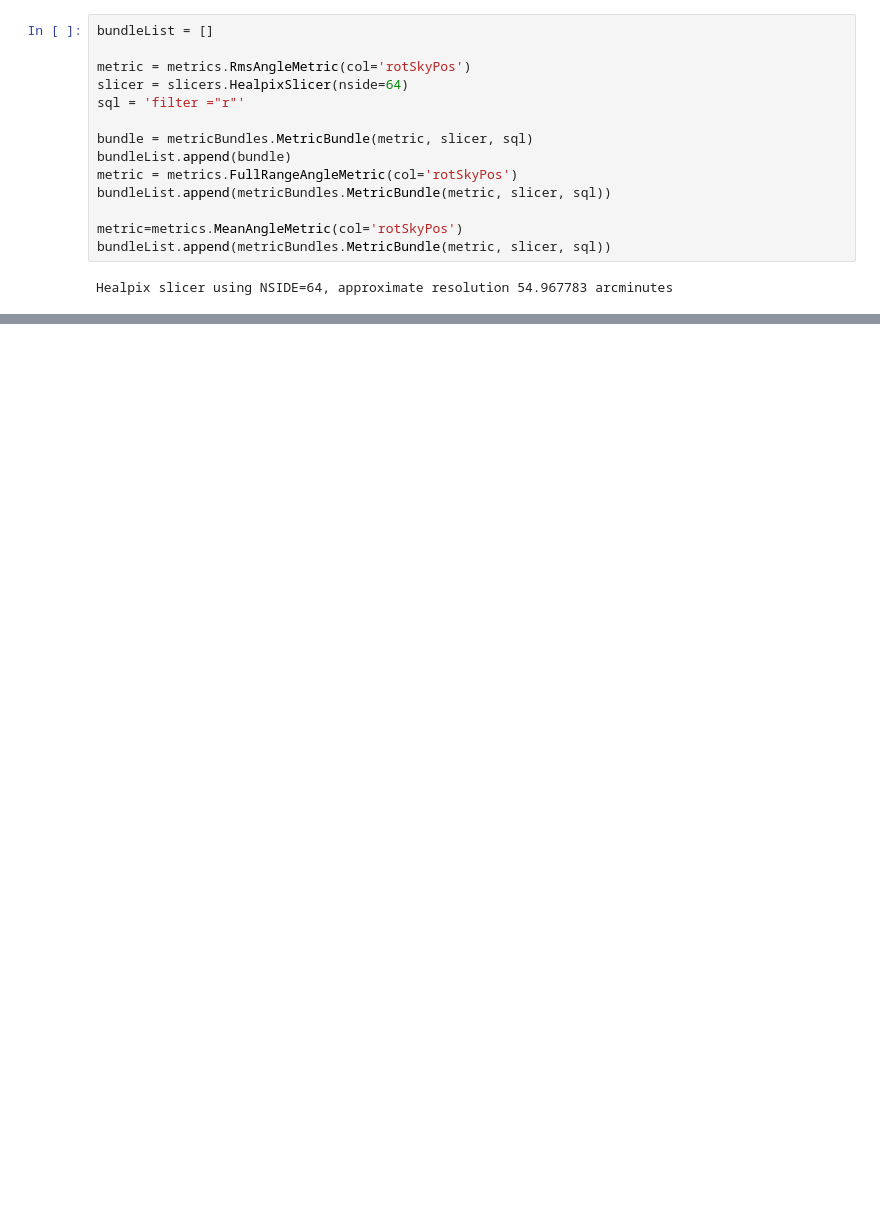
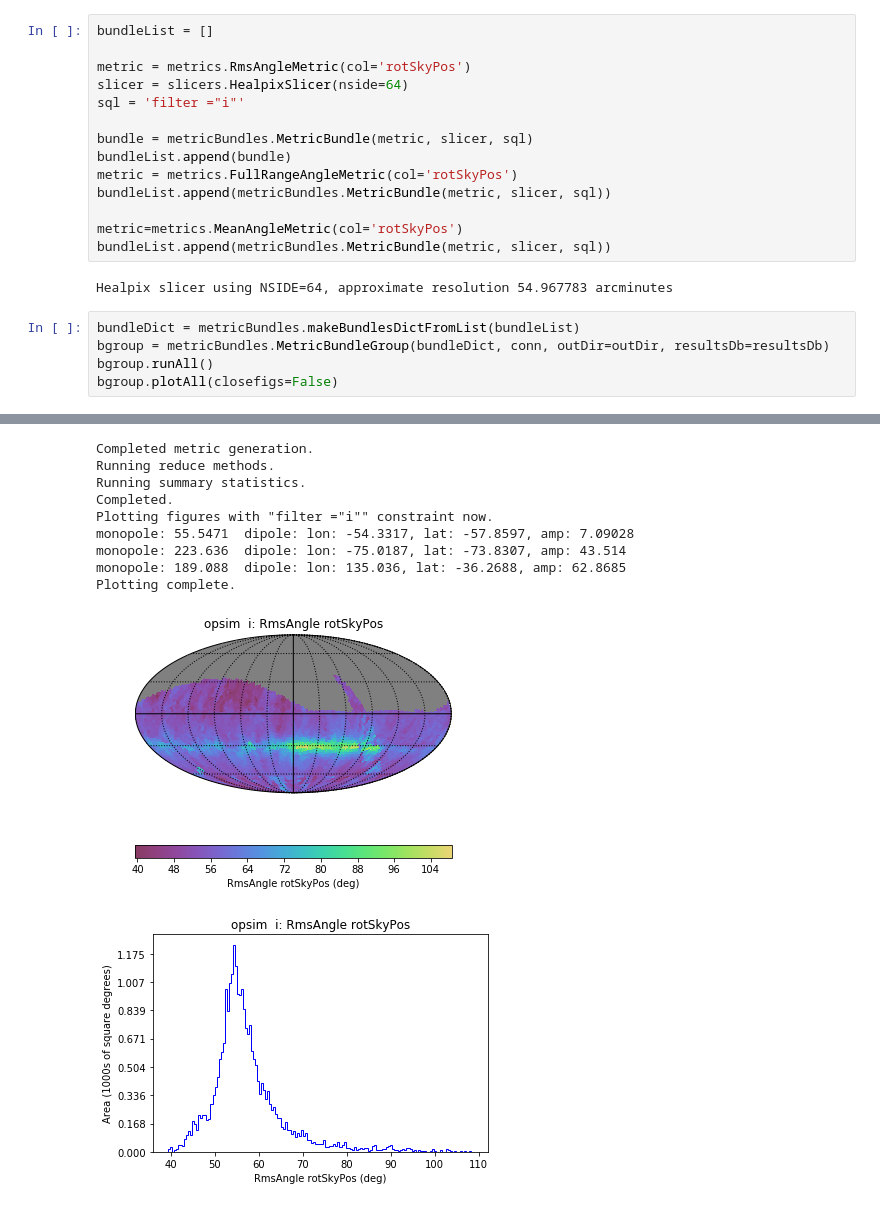
Before and after one commit to yoachim/18_scratch, a Jupyter notebook: rotator_experiment/rotator_distribution.ipynb, the cells around one changed output, grey strips where cells are left out. Drawn from its saved outputs; the diff is of its cells as text; blank space fills up the shorter version.

```diff
--- a/rotator_experiment/rotator_distribution.ipynb
+++ b/rotator_experiment/rotator_distribution.ipynb
@@ -21,7 +22,7 @@ bundleList = []
 
 metric = metrics.RmsAngleMetric(col='rotSkyPos')
 slicer = slicers.HealpixSlicer(nside=64)
-sql = 'filter ="r"'
+sql = 'filter ="i"'
 
 bundle = metricBundles.MetricBundle(metric, slicer, sql)
 bundleList.append(bundle)
@@ -32,3 +33,9 @@ metric=metrics.MeanAngleMetric(col='rotSkyPos')
 bundleList.append(metricBundles.MetricBundle(metric, slicer, sql))
 # %% [output]
 Healpix slicer using NSIDE=64, approximate resolution 54.967783 arcminutes
+# %%
+bundleDict = metricBundles.makeBundlesDictFromList(bundleList)
+bgroup = metricBundles.MetricBundleGroup(bundleDict, conn, outDir=outDir, resultsDb=resultsDb)
+bgroup.runAll()
+bgroup.plotAll(closefigs=False)
+# %% [output]
@@ -34,0 +45,11 @@ Healpix slicer using NSIDE=64, approximate resolution 54.967783 arcminutes
+Completed metric generation.
+Running reduce methods.
+Running summary statistics.
+Completed.
+Plotting figures with "filter ="i"" constraint now.
+monopole: 55.5471  dipole: lon: -54.3317, lat: -57.8597, amp: 7.09028
+monopole: 223.636  dipole: lon: -75.0187, lat: -73.8307, amp: 43.514
+monopole: 189.088  dipole: lon: 135.036, lat: -36.2688, amp: 62.8685
+Plotting complete.
+[figure, added]
+[figure, added]
```
Also changed, not shown: parts of 9 cells of this notebook, 1 other file.
